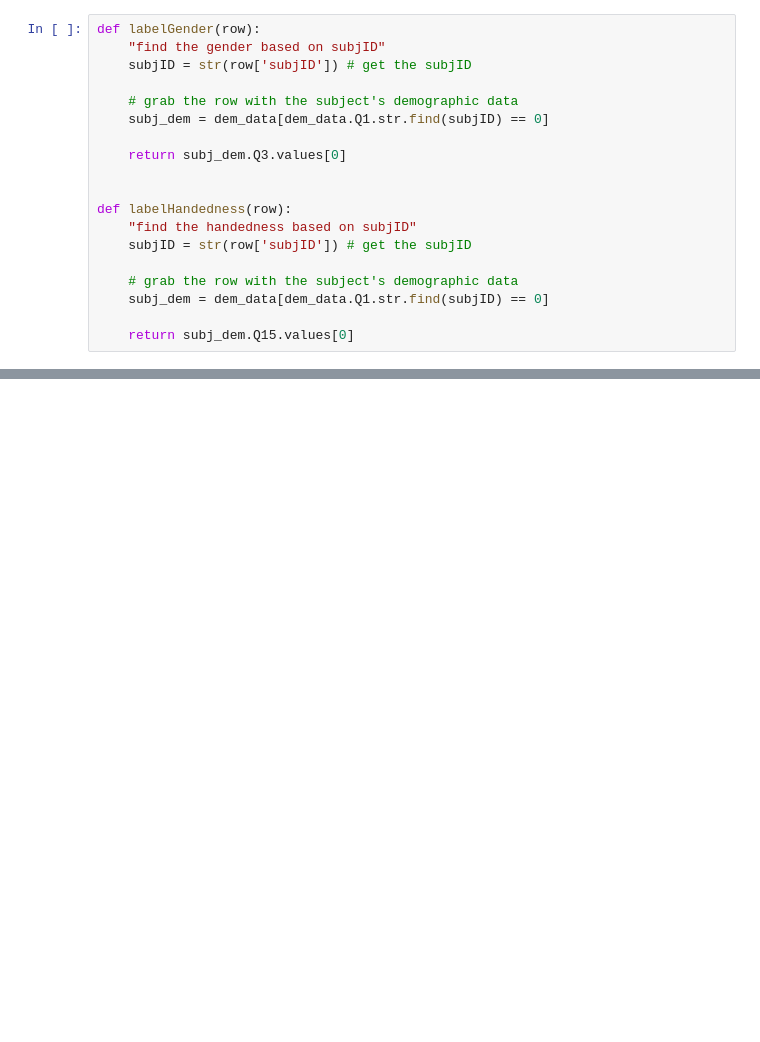
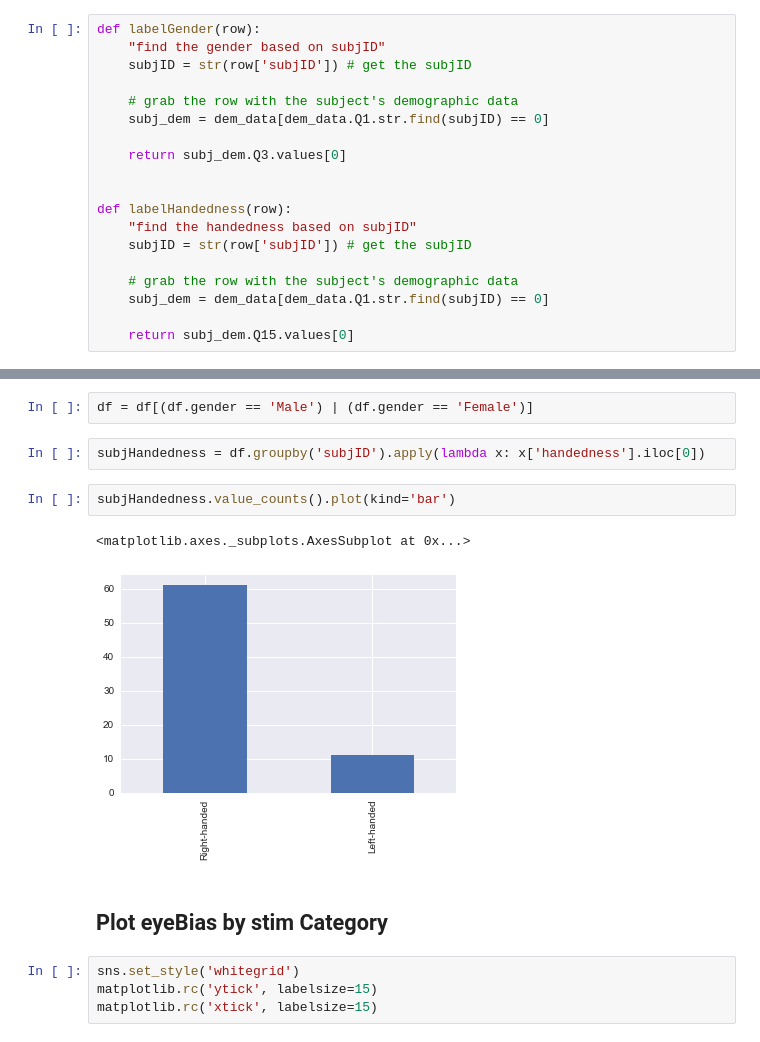
Before and after one commit to jeffmacinnes/cursorTracking, a Jupyter notebook: analysis/eyeBias/eyeBias_analysis.ipynb, the cells around one changed output, grey strips where cells are left out. Cells and saved outputs as stored; diff of their text form; blank space fills up the shorter version.

```diff
--- a/analysis/eyeBias/eyeBias_analysis.ipynb
+++ b/analysis/eyeBias/eyeBias_analysis.ipynb
@@ -351,0 +307,15 @@ Ttest_1sampResult(statistic=3.5007809337445597, pvalue=0.00080044588565999152)
+# %%
+df = df[(df.gender == 'Male') | (df.gender == 'Female')]
+# %%
+subjHandedness = df.groupby('subjID').apply(lambda x: x['handedness'].iloc[0])
+# %%
+subjHandedness.value_counts().plot(kind='bar')
+# %% [output]
+<matplotlib.axes._subplots.AxesSubplot at 0x...>
+[figure, added]
+# %% [markdown]
+## Plot eyeBias by stim Category
+# %%
+sns.set_style('whitegrid')
+matplotlib.rc('ytick', labelsize=15)
+matplotlib.rc('xtick', labelsize=15)
```
Also changed, not shown: parts of 38 cells of this notebook.
